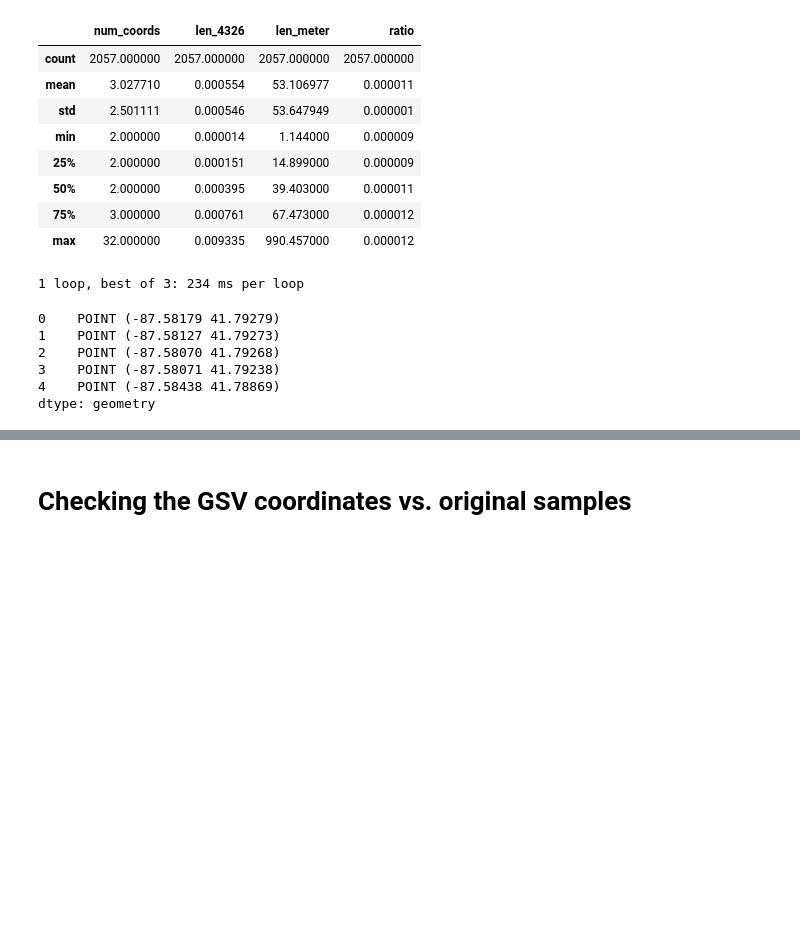
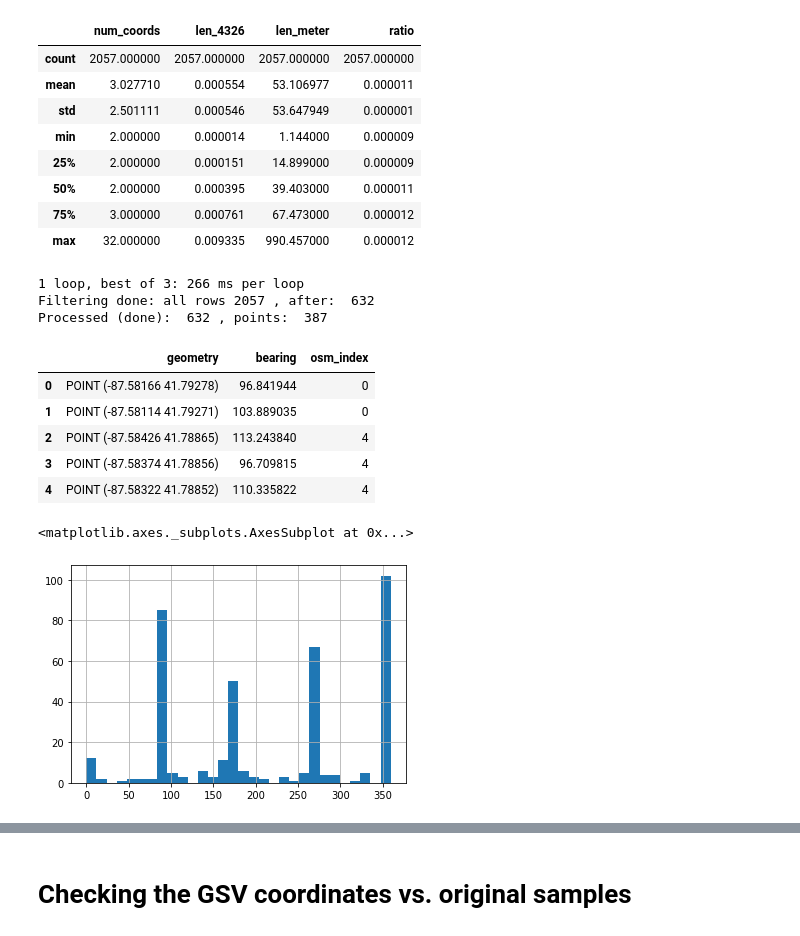
Before and after one commit to kywch/geo-colab, a Jupyter notebook: TreePedia_Step1_point_sampling.ipynb, the cells around one changed output, grey strips where cells are left out. Saved outputs shown, nothing was run; the diff lists cells and outputs as text; code cells hidden in the pictures; blank space fills up the shorter version.

```diff
--- a/TreePedia_Step1_point_sampling.ipynb
+++ b/TreePedia_Step1_point_sampling.ipynb
@@ -238,18 +229,30 @@ def sample_points(shapefile, sample_dist, verbose=False):
   return results
 # %%
 %timeit points = sample_points('source/edges.shp', 50)
+
+points = sample_points('source/edges.shp', 50, verbose=True)
 # %% [output]
-1 loop, best of 3: 234 ms per loop
+1 loop, best of 3: 266 ms per loop
+Filtering done: all rows 2057 , after:  632
+Processed (done):  632 , points:  387
 # %%
-picked_gdf = gpd.GeoSeries(points)
+picked_gdf = gpd.GeoDataFrame(
+    pd.DataFrame(points, columns=['geometry', 'bearing', 'osm_index']),
+    geometry = 'geometry'
+)
 picked_gdf.head()
 # %% [output]
-0    POINT (-87.58179 41.79279)
-1    POINT (-87.58127 41.79273)
-2    POINT (-87.58070 41.79268)
-3    POINT (-87.58071 41.79238)
-4    POINT (-87.58438 41.78869)
-dtype: geometry
+|  | geometry | bearing | osm_index |
+| 0 | POINT (-87.58166 41.79278) | 96.841944 | 0 |
+| 1 | POINT (-87.58114 41.79271) | 103.889035 | 0 |
+| 2 | POINT (-87.58426 41.78865) | 113.243840 | 4 |
+| 3 | POINT (-87.58374 41.78856) | 96.709815 | 4 |
+| 4 | POINT (-87.58322 41.78852) | 110.335822 | 4 |
+# %%
+picked_gdf['bearing'].hist(bins=30)
+# %% [output]
+<matplotlib.axes._subplots.AxesSubplot at 0x...>
+[figure, added]
 # %%
 fig, ax = plt.subplots(figsize=(20,20))
 
```
Also changed, not shown: parts of 8 cells of this notebook.
